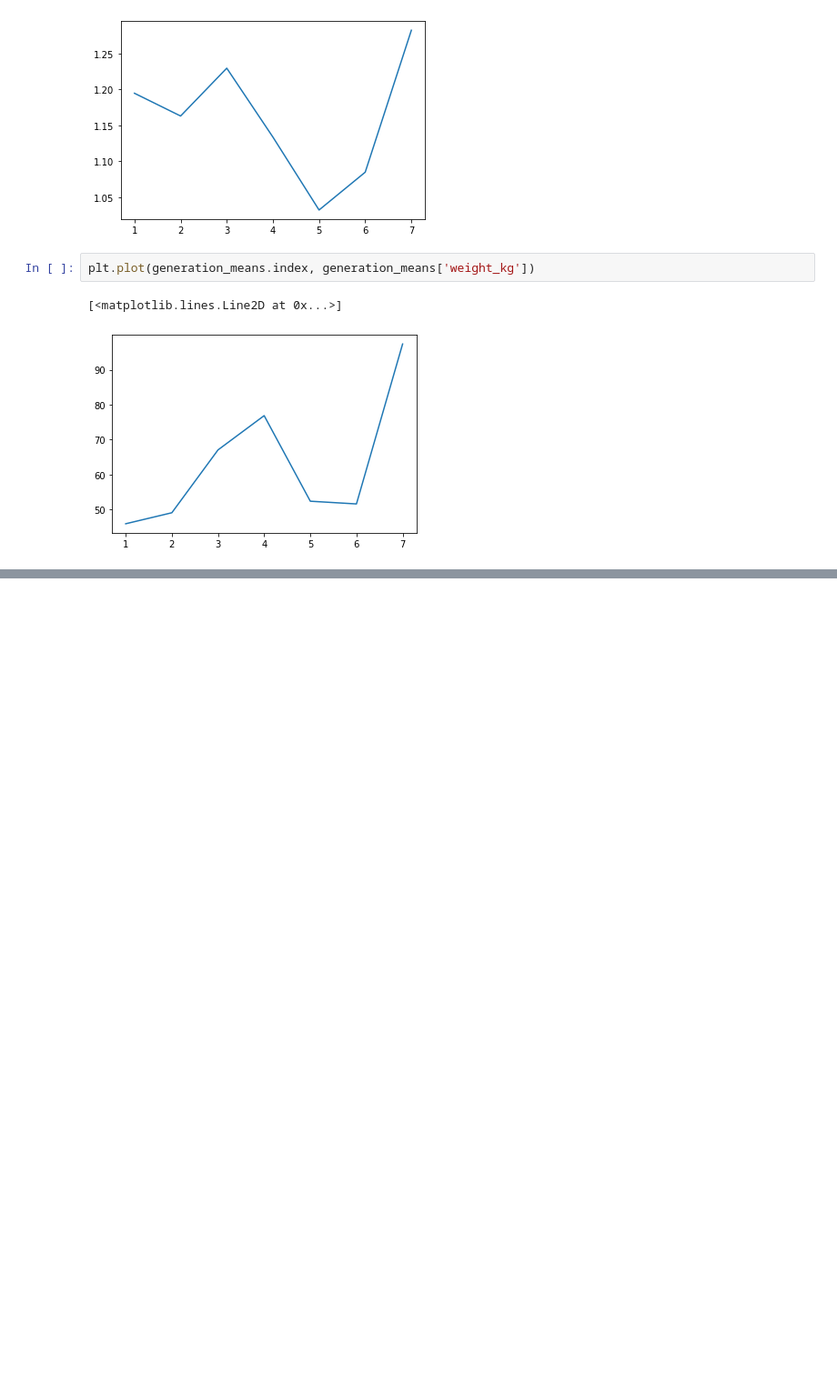
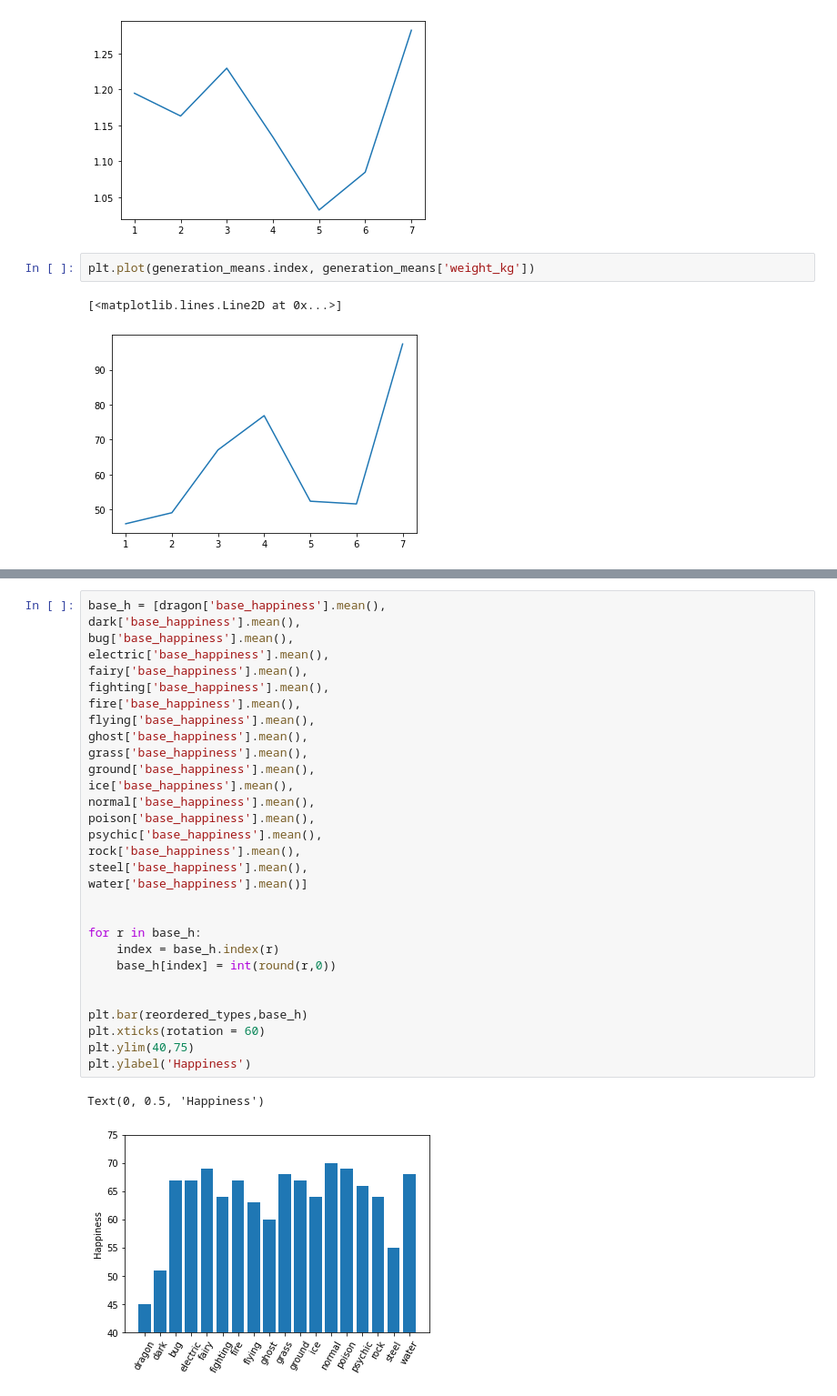
Before and after one commit to j-hendricks/Pokemon-Analysis, a Jupyter notebook: jupyter_notebook/Cleaning_Data.ipynb, the cells around one changed output, grey strips where cells are left out. Shown at 91% size. Saved outputs shown, nothing was run; the diff lists cells and outputs as text; blank space fills up the shorter version.

```diff
--- a/jupyter_notebook/Cleaning_Data.ipynb
+++ b/jupyter_notebook/Cleaning_Data.ipynb
@@ -1177,0 +1564,33 @@ plt.plot(generation_means.index, generation_means['weight_kg'])
+# %%
+base_h = [dragon['base_happiness'].mean(),
+dark['base_happiness'].mean(),
+bug['base_happiness'].mean(),
+electric['base_happiness'].mean(),
+fairy['base_happiness'].mean(),
+fighting['base_happiness'].mean(),
+fire['base_happiness'].mean(),
+flying['base_happiness'].mean(),
+ghost['base_happiness'].mean(),
+grass['base_happiness'].mean(),
+ground['base_happiness'].mean(),
+ice['base_happiness'].mean(),
+normal['base_happiness'].mean(),
+poison['base_happiness'].mean(),
+psychic['base_happiness'].mean(),
+rock['base_happiness'].mean(),
+steel['base_happiness'].mean(),
+water['base_happiness'].mean()]
+
+
+for r in base_h:
+    index = base_h.index(r)
+    base_h[index] = int(round(r,0))
+
+
+plt.bar(reordered_types,base_h)
+plt.xticks(rotation = 60)
+plt.ylim(40,75)
+plt.ylabel('Happiness')
+# %% [output]
+Text(0, 0.5, 'Happiness')
+[figure, added]
```
Also changed, not shown: parts of 50 cells of this notebook.
